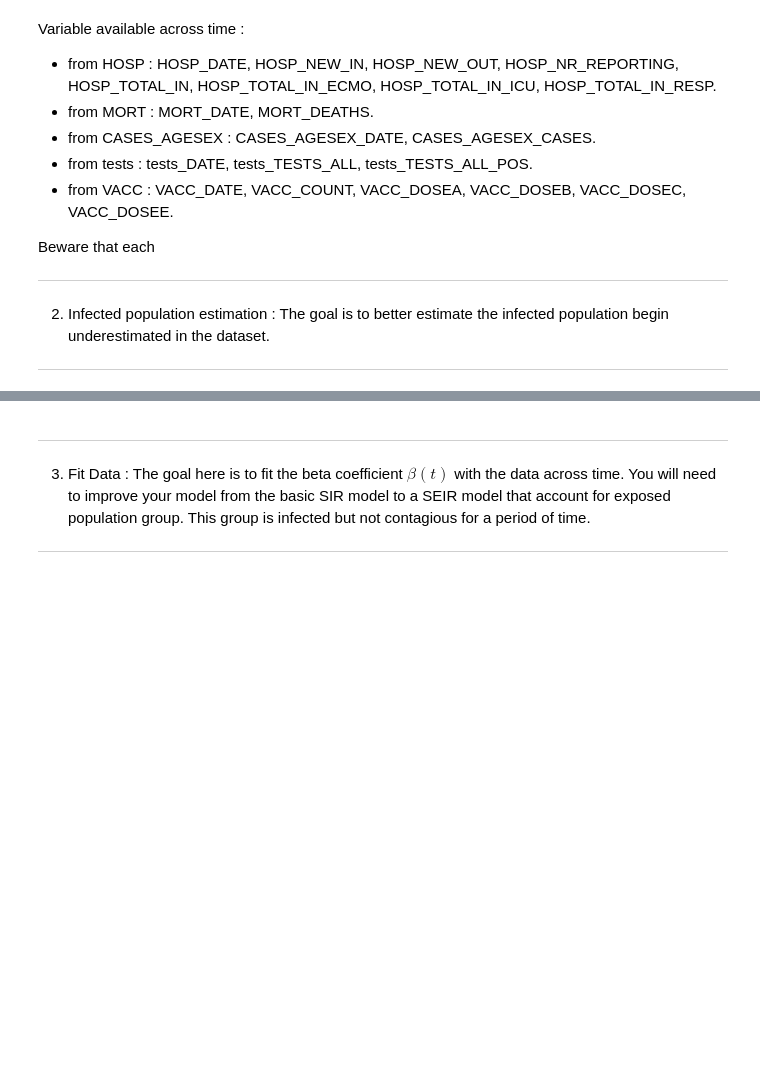
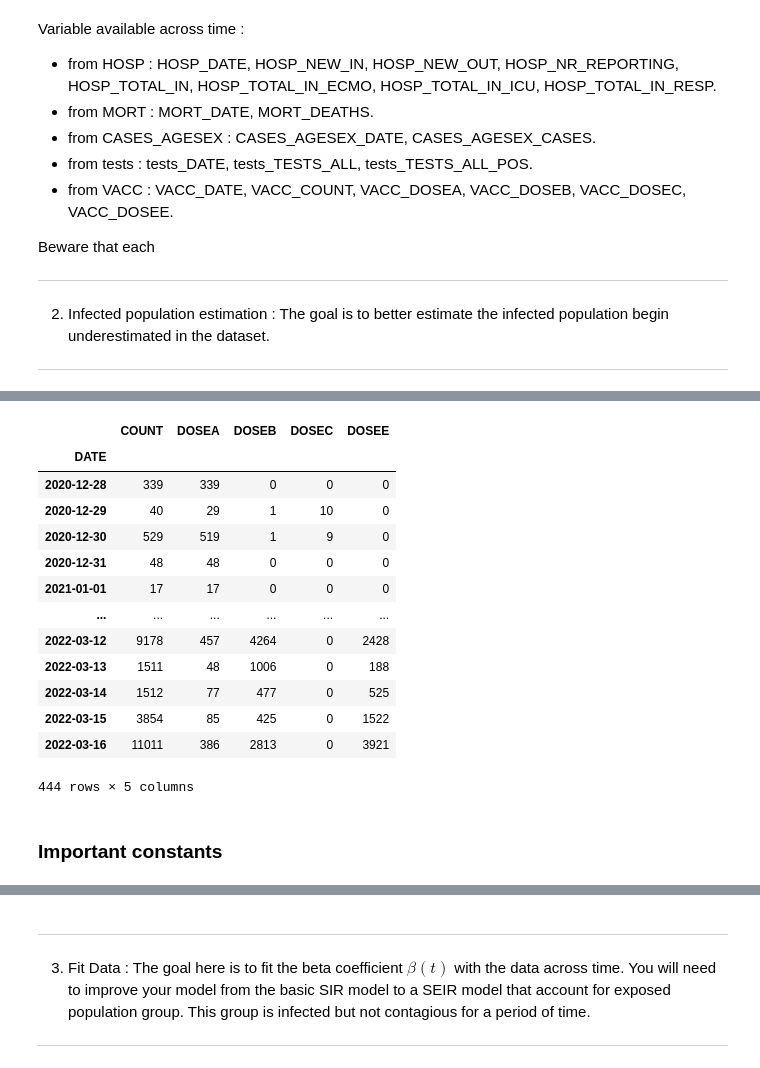
Before and after one commit to gdeside/LGBI02110, a Jupyter notebook: LGBIO2110_homework_covid19modelling.ipynb, the cells around one changed output, grey strips where cells are left out. Drawn from its saved outputs; the diff is of its cells as text; code cells hidden in the pictures; blank space fills up the shorter version.

```diff
--- a/LGBIO2110_homework_covid19modelling.ipynb
+++ b/LGBIO2110_homework_covid19modelling.ipynb
@@ -200,0 +337,19 @@ Beware that each
+# %%
+display(dfsum_vacc)
+# %% [output]
+|  | COUNT | DOSEA | DOSEB | DOSEC | DOSEE |
+| DATE |  |  |  |  |  |
+| 2020-12-28 | 339 | 339 | 0 | 0 | 0 |
+| 2020-12-29 | 40 | 29 | 1 | 10 | 0 |
+| 2020-12-30 | 529 | 519 | 1 | 9 | 0 |
+| 2020-12-31 | 48 | 48 | 0 | 0 | 0 |
+| 2021-01-01 | 17 | 17 | 0 | 0 | 0 |
+| ... | ... | ... | ... | ... | ... |
+| 2022-03-12 | 9178 | 457 | 4264 | 0 | 2428 |
+| 2022-03-13 | 1511 | 48 | 1006 | 0 | 188 |
+| 2022-03-14 | 1512 | 77 | 477 | 0 | 525 |
+| 2022-03-15 | 3854 | 85 | 425 | 0 | 1522 |
+| 2022-03-16 | 11011 | 386 | 2813 | 0 | 3921 |
+444 rows × 5 columns
+# %% [markdown]
+### Important constants
```
Also changed, not shown: parts of 17 cells of this notebook, 2 other files.
